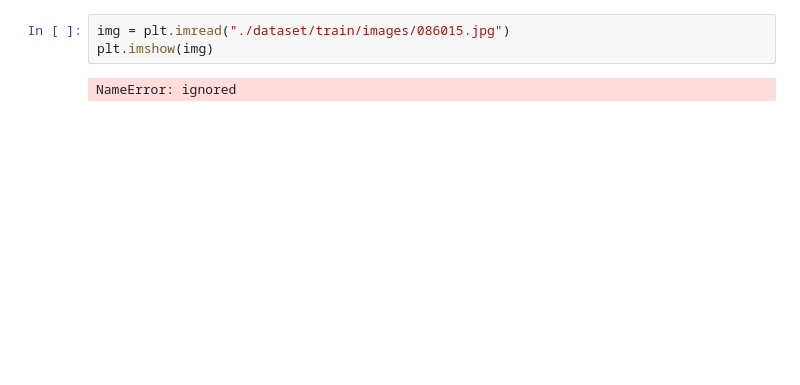
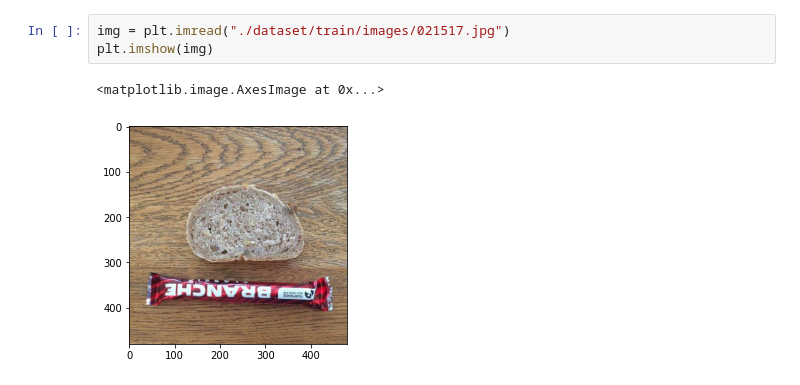
Before and after one commit to mikimizutani/food-recognition, a Jupyter notebook: main.ipynb, the cells around one changed output. Saved outputs shown, nothing was run; the diff lists cells and outputs as text; blank space fills up the shorter version.

```diff
--- a/main.ipynb
+++ b/main.ipynb
@@ -57,7 +37,8 @@ Streaming output truncated to the last 5000 lines.
 # %%
-img = plt.imread("./dataset/train/images/086015.jpg")
+img = plt.imread("./dataset/train/images/021517.jpg")
 plt.imshow(img)
 # %% [output]
-NameError: ignored
+<matplotlib.image.AxesImage at 0x...>
+[figure, added]
 # %%
 def to_tensor():
```
Also changed, not shown: parts of 4 cells of this notebook.
